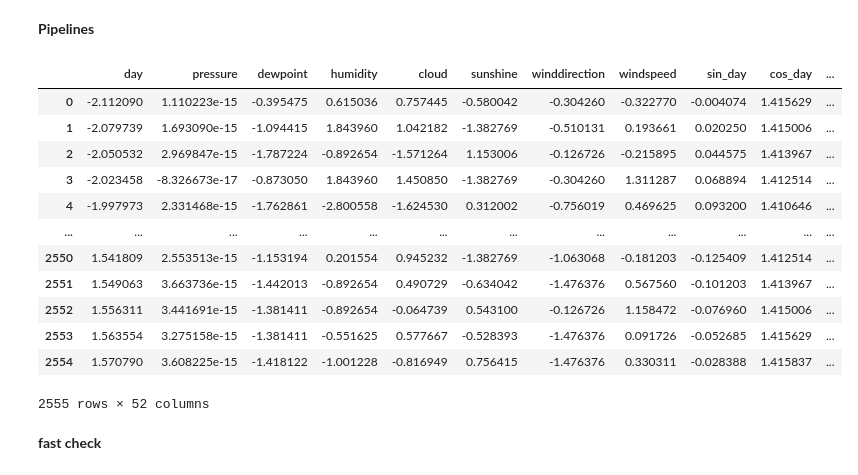
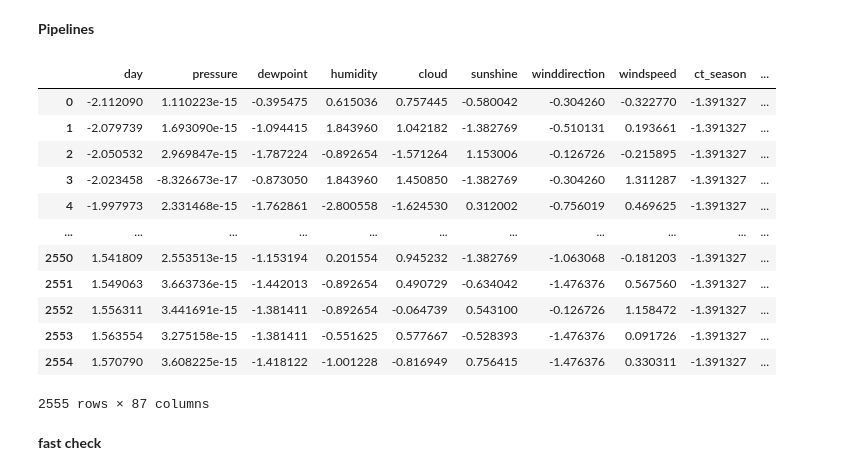
Before and after one commit to j2cry/playground, a Jupyter notebook: S5E3/research.ipynb, the cells around one changed output. Saved outputs shown, nothing was run; the diff lists cells and outputs as text; code cells hidden in the pictures.

```diff
--- a/S5E3/research.ipynb
+++ b/S5E3/research.ipynb
@@ -93,9 +93,18 @@ base_pipe = (
     ),
     Select(TEMPERATURES, mode='drop'),
 
+    # categories
+    # Calc(month, to='ct_month'),
+    Calc(season, to='ct_season'),
+    Bins('cloud', to='ct_cloud', bins=10, as_='code'),
+    Bins('humidity', to='ct_humidity', bins=10, as_='code'),
+    # Bins('sunshine', to='ct_sunshine', bins=10, as_='code'),
+
     # trigonometric
     Calc('np.sin(2 * np.pi * day / 365)', to='sin_day'),
     Calc('np.cos(2 * np.pi * day / 365)', to='cos_day'),
+    # Calc('np.sin(2 * np.pi * ct_month / 12)', to='sin_month'),
+    # Calc('np.cos(2 * np.pi * ct_month / 12)', to='cos_month'),
     Calc('np.sin(2 * np.pi * winddirection / 360)', to='sin_winddirection'),
     Calc('np.cos(2 * np.pi * winddirection / 360)', to='cos_winddirection'),
 
@@ -124,13 +133,6 @@ base_pipe = (
     # Calc('np.log(1 + humidity * sunshine)', to='log_humidity_mul_sunshine'),
     # Calc('np.log(1 + cloud / (sunshine + 1e-5))', to='log_cloud_div_sunshine'),
 
-    # categories
-    # Calc(month, to='ct_month'),
-    Calc(season, to='ct_season'),
-    # Bins('cloud', to='ct_cloud', bins=10, as_='code'),
-    Bins('humidity', to='ct_humidity', bins=20, as_='code'),
-    # Bins('sunshine', to='ct_sunshine', bins=10, as_='code'),
-
     # statistics on categories
     # WithSelected(r'(?!day|ct_(?!month)|mean_).*')(Group('ct_month', 'mean', prefix='mean_ct_month_', include_target=False)),
     # WithSelected(r'(?!day|ct_(?!season)|mean_).*')(Group('ct_season', 'mean', prefix='mean_ct_season_', include_target=False)),
@@ -148,20 +150,29 @@ base_pipe = (
     # WithSelected(['ct_sunshine'])(Group('ct_sunshine', 'mean', prefix='mean_ct_sunshine_', include_target=True)),
 
     # WithSelected(r'(?!ct_|mean_|median_)')(Group('day', 'median', prefix='median_day_', include_target=False)),
-    # WithSelected(r'(?!day|ct_(?!cloud)|mean_|median_)')(Group('ct_cloud', 'median', prefix='median_ct_cloud_', include_target=False)),
-    # WithSelected(r'(?!day|ct_(?!humidity)|mean_|median_)')(Group('ct_humidity', 'median', prefix='median_ct_humidity_', include_target=False)),
+    # WithSelected(r'(?!day|ct_(?!cloud)|mean_|median_)')(Group('ct_cloud', 'median', prefix='median_ct_cloud_', include_target=True)),
+    # WithSelected(r'(?!day|ct_(?!humidity)|mean_|median_)')(Group('ct_humidity', 'median', prefix='median_ct_humidity_', include_target=True)),
+    # WithSelected(r'(?!day|ct_(?!sunshine)|mean_|median_)')(Group('ct_sunshine', 'median', prefix='median_ct_sunshine_', include_target=False)),
 
     WithSelected(r'(?!ct_|mean_|median_)')(Group('day', 'mean', prefix='mean_day_', include_target=False)),
-    # WithSelected(r'(?!ct_|mean_)')(Group('day', 'mean', prefix='mean_day_', include_target=True)),
     # WithSelected(r'(?!day|ct_(?!cloud)|mean_|median_)')(Group('ct_cloud', 'mean', prefix='mean_ct_cloud_', include_target=True)),
     WithSelected(r'(?!day|ct_(?!humidity)|mean_|median_)')(Group('ct_humidity', 'mean', prefix='mean_ct_humidity_', include_target=True)),
     # WithSelected(r'(?!day|ct_(?!sunshine)|mean_|median_)')(Group('ct_sunshine', 'mean', prefix='mean_ct_sunshine_', include_target=True)),
 
 
     # WithSelected(['ct_sunshine', 'ct_humidity', 'ct_cloud'])(
-    # WithSelected(r'(?!day|ct_(?!sunshine|humidity|cloud)|mean_|median_)')(
-    #     Group(['ct_sunshine', 'ct_humidity', 'ct_cloud'], 'median', prefix='median_ct_complex_', include_target=True)
+    # WithSelected(r'(?!day|ct_(?!month|sunshine|humidity|cloud)|mean_|median_)')(
+    #     Group(['ct_month', 'ct_sunshine', 'ct_humidity', 'ct_cloud'], 'median', prefix='median_ct_complex_', include_target=False)
+    #     # Group(['ct_month', 'ct_sunshine', 'ct_humidity', 'ct_cloud'], 'median', prefix='median_ct_complex_', include_target=True)
     # ),
+
+    WithSelected(r'(?!day|ct_(?!season|cloud)|mean_|median_)')(
+        Group(['ct_season', 'ct_cloud'], 'mean', prefix='mean_ct_complex1_', include_target=False)
+    ),
+    WithSelected(r'(?!day|ct_(?!season|humidity)|mean_|median_)')(
+        Group(['ct_season', 'ct_humidity'], 'mean', prefix='mean_ct_complex2_', include_target=False)
+    ),
+
 
     # previous days
     # WithSelected(['humidity', 'cloud', 'sunshine'], prefix='lag1_mean_')(Lag(1, 'mean')),
@@ -175,8 +186,8 @@ base_pipe = (
     # Calc('yesterday_sunshine - sunshine', to='delta_sunshine'),
 
     # weather indexes
-    # Fill('mean'),
-    # Calc('(humidity / mean_ct_humidity_humidity) * sunshine / (cloud)', to='wi0'),
+    Fill('mean'),
+    # Calc('np.log(1 + humidity * sunshine / (cloud + 1e-5))', to='wi0'),
     # Calc('(humidity / mean_ct_humidity_humidity) * ', to='wi0'),
     # Calc('0.4 * humidity + 0.3 * cloud + 0.3 * sunshine', to='wi1'),
     # Calc('0.3 * humidity + 0.25 * dewpoint_rate + 0.2 * windspeed + 0.2 * cloud', to='wi2'),
@@ -199,47 +210,51 @@ base_pipe = (
     # recast one hots to int
     WithSelected(r'(.*_\d+|ct_.*)$')(
         TypeRecast(int)
     ),
-    Fill('mean'),
+    # Fill('mean'),
 
     # KeepDataframe(pre.QuantileTransformer(random_state=17)),
+    # KeepDataframe(make_pipeline(
+    #     pre.StandardScaler(),
+    #     pre.PowerTransformer(standardize=False)
+    # )),
     KeepDataframe(pre.PowerTransformer(standardize=True)),
     # KeepDataframe(pre.StandardScaler()),
     # KeepDataframe(pre.RobustScaler()),
 
     # KeepDataframe(make_pipeline(
     #     pre.QuantileTransformer(random_state=17),
     #     pre.PowerTransformer(standardize=True)
     #     # pre.MinMaxScaler(),
     # ))
 )
 sgd_pipe = (
     *base_pipe,
     # WithSelected(r'(?!ct_|day).*$')(KeepDataframe(pre.RobustScaler()))
 )
 pipes = {
     'base': make_pipeline(*base_pipe),
     'sgd': make_pipeline(*sgd_pipe),
 }
 
 X: pd.DataFrame = pipes['base'].fit_transform(df.drop(columns='rainfall'), df.rainfall)     # type: ignore
 SGD_X = pipes['sgd'].fit_transform(df.drop(columns='rainfall'), df.rainfall)
 y = df.rainfall
 SGD_X
 # %% [output]
-|  | day | pressure | dewpoint | humidity | cloud | sunshine | winddirection | windspeed | sin_day | cos_day | ... |
-| 0 | -2.112090 | 1.110223e-15 | -0.395475 | 0.615036 | 0.757445 | -0.580042 | -0.304260 | -0.322770 | -0.004074 | 1.415629 | ... |
-| 1 | -2.079739 | 1.693090e-15 | -1.094415 | 1.843960 | 1.042182 | -1.382769 | -0.510131 | 0.193661 | 0.020250 | 1.415006 | ... |
-| 2 | -2.050532 | 2.969847e-15 | -1.787224 | -0.892654 | -1.571264 | 1.153006 | -0.126726 | -0.215895 | 0.044575 | 1.413967 | ... |
-| 3 | -2.023458 | -8.326673e-17 | -0.873050 | 1.843960 | 1.450850 | -1.382769 | -0.304260 | 1.311287 | 0.068894 | 1.412514 | ... |
-| 4 | -1.997973 | 2.331468e-15 | -1.762861 | -2.800558 | -1.624530 | 0.312002 | -0.756019 | 0.469625 | 0.093200 | 1.410646 | ... |
-| ... | ... | ... | ... | ... | ... | ... | ... | ... | ... | ... | ... |
-| 2550 | 1.541809 | 2.553513e-15 | -1.153194 | 0.201554 | 0.945232 | -1.382769 | -1.063068 | -0.181203 | -0.125409 | 1.412514 | ... |
-| 2551 | 1.549063 | 3.663736e-15 | -1.442013 | -0.892654 | 0.490729 | -0.634042 | -1.476376 | 0.567560 | -0.101203 | 1.413967 | ... |
-| 2552 | 1.556311 | 3.441691e-15 | -1.381411 | -0.892654 | -0.064739 | 0.543100 | -0.126726 | 1.158472 | -0.076960 | 1.415006 | ... |
-| 2553 | 1.563554 | 3.275158e-15 | -1.381411 | -0.551625 | 0.577667 | -0.528393 | -1.476376 | 0.091726 | -0.052685 | 1.415629 | ... |
-| 2554 | 1.570790 | 3.608225e-15 | -1.418122 | -1.001228 | -0.816949 | 0.756415 | -1.476376 | 0.330311 | -0.028388 | 1.415837 | ... |
+|  | day | pressure | dewpoint | humidity | cloud | sunshine | winddirection | windspeed | ct_season | ... |
+| 0 | -2.112090 | 1.110223e-15 | -0.395475 | 0.615036 | 0.757445 | -0.580042 | -0.304260 | -0.322770 | -1.391327 | ... |
+| 1 | -2.079739 | 1.693090e-15 | -1.094415 | 1.843960 | 1.042182 | -1.382769 | -0.510131 | 0.193661 | -1.391327 | ... |
+| 2 | -2.050532 | 2.969847e-15 | -1.787224 | -0.892654 | -1.571264 | 1.153006 | -0.126726 | -0.215895 | -1.391327 | ... |
+| 3 | -2.023458 | -8.326673e-17 | -0.873050 | 1.843960 | 1.450850 | -1.382769 | -0.304260 | 1.311287 | -1.391327 | ... |
+| 4 | -1.997973 | 2.331468e-15 | -1.762861 | -2.800558 | -1.624530 | 0.312002 | -0.756019 | 0.469625 | -1.391327 | ... |
+| ... | ... | ... | ... | ... | ... | ... | ... | ... | ... | ... |
+| 2550 | 1.541809 | 2.553513e-15 | -1.153194 | 0.201554 | 0.945232 | -1.382769 | -1.063068 | -0.181203 | -1.391327 | ... |
+| 2551 | 1.549063 | 3.663736e-15 | -1.442013 | -0.892654 | 0.490729 | -0.634042 | -1.476376 | 0.567560 | -1.391327 | ... |
+| 2552 | 1.556311 | 3.441691e-15 | -1.381411 | -0.892654 | -0.064739 | 0.543100 | -0.126726 | 1.158472 | -1.391327 | ... |
+| 2553 | 1.563554 | 3.275158e-15 | -1.381411 | -0.551625 | 0.577667 | -0.528393 | -1.476376 | 0.091726 | -1.391327 | ... |
+| 2554 | 1.570790 | 3.608225e-15 | -1.418122 | -1.001228 | -0.816949 | 0.756415 | -1.476376 | 0.330311 | -1.391327 | ... |
-2555 rows × 52 columns
+2555 rows × 87 columns
 # %%
 # fig, ax = plt.subplots(figsize=(10, 4.5))
 # feature_overview(ax, df.loc[df.rainfall == 0, 'cloud'], FigureType.DENSITY)
```
Also changed, not shown: parts of 9 cells of this notebook.
